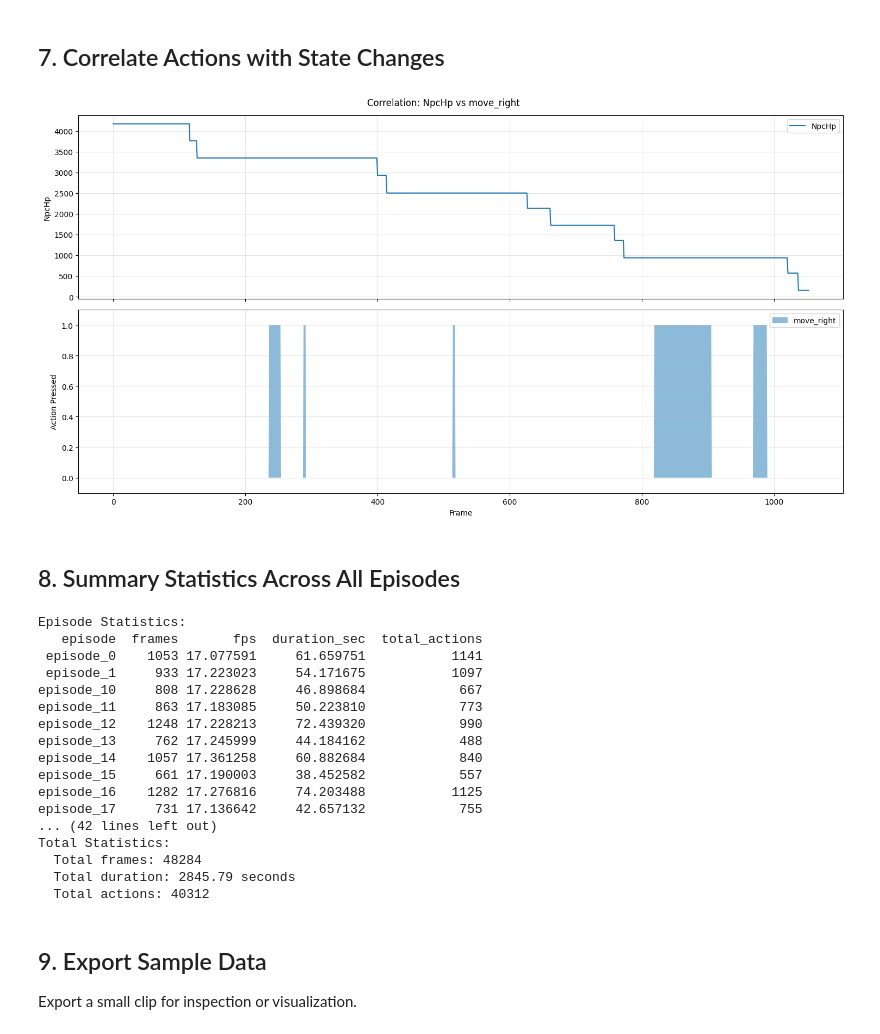
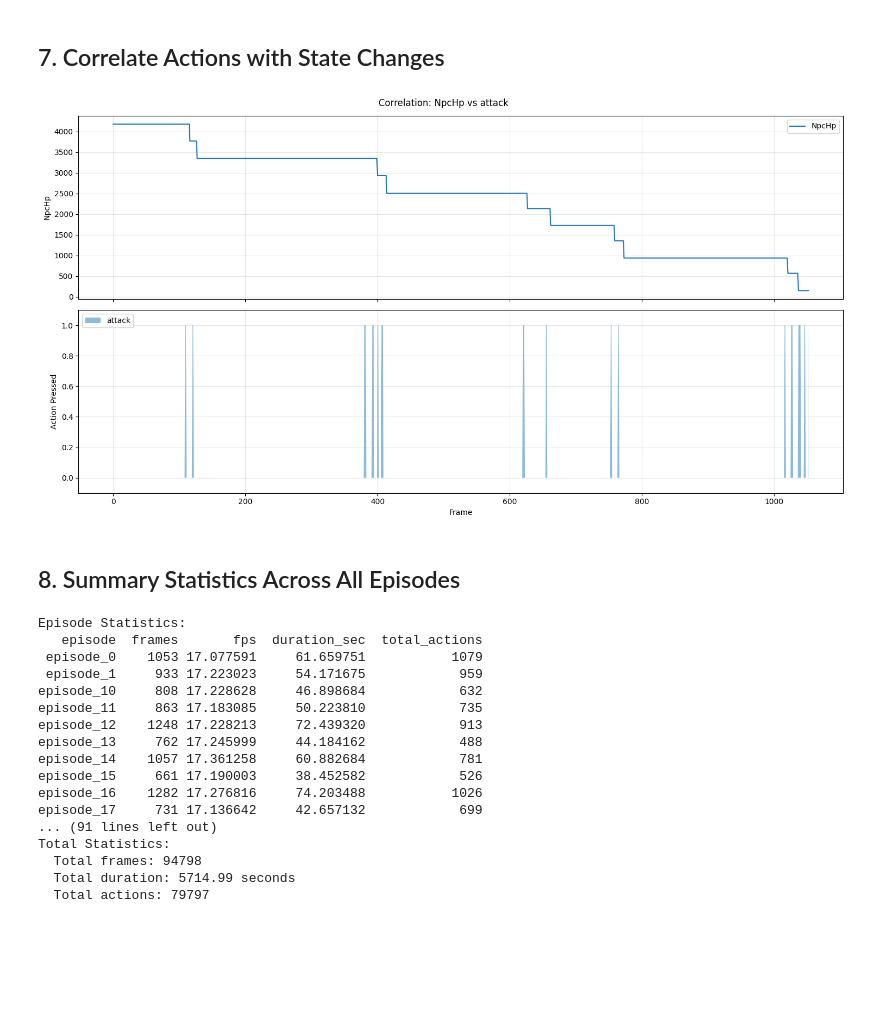
Before and after one commit to dhmnr/ProjectRanni, a Jupyter notebook: gameplay_pipeline/explore_zarr_dataset.ipynb, the cells around one changed output. Drawn from its saved outputs; the diff is of its cells as text; code cells hidden in the pictures; blank space fills up the shorter version.

Commit message:
fix: update dataset path and adjust episode statistics and action keys

```diff
--- a/gameplay_pipeline/explore_zarr_dataset.ipynb
+++ b/gameplay_pipeline/explore_zarr_dataset.ipynb
@@ -20,7 +20,7 @@ plt.rcParams['figure.dpi'] = 100
 ## 1. Load Dataset
 # %%
 # Path to your zarr dataset
-dataset_path = Path('../dataset/margit_gameplay_512x288_12_12_25.zarr')  # Adjust this path as needed
+dataset_path = Path('../dataset/margit_100_512x288.zarr')  # Adjust this path as needed
 
 # Open zarr dataset
 zarr_root = zarr.open(str(dataset_path), mode='r')
@@ -266,40 +255,40 @@ plt.show()
 # Let's pick the first state attribute and first action as an example
 
 if len(action_keys) > 0 and len(state_attrs) > 0:
-    action_idx = 3
+    action_idx = 4
     state_idx = 11
 
     action_name = action_keys[action_idx]
     state_name = state_attrs[state_idx]
 
     # Get frames where action is pressed
     action_pressed = actions[:, action_idx]
     state_values = state[:, state_idx]
 
     # Plot
     fig, (ax1, ax2) = plt.subplots(2, 1, figsize=(15, 8), sharex=True)
 
     # Plot state
     ax1.plot(state_values, label=state_name)
     ax1.set_ylabel(state_name)
     ax1.legend()
     ax1.grid(True, alpha=0.3)
 
     # Plot action
     ax2.fill_between(range(len(action_pressed)), 0, action_pressed, alpha=0.5, label=action_name)
     ax2.set_ylabel('Action Pressed')
     ax2.set_xlabel('Frame')
     ax2.set_ylim([-0.1, 1.1])
     ax2.legend()
     ax2.grid(True, alpha=0.3)
 
     plt.suptitle(f'Correlation: {state_name} vs {action_name}')
     plt.tight_layout()
     plt.show()
 else:
     print("No actions or state attributes to compare")
 # %% [output]
-[figure, old version]
+[figure, new version]
 # %% [markdown]
 ## 8. Summary Statistics Across All Episodes
 # %%
@@ -333,22 +322,18 @@ print(f"  Total actions: {df_stats['total_actions'].sum()}")
 # %% [output]
 Episode Statistics:
    episode  frames       fps  duration_sec  total_actions
- episode_0    1053 17.077591     61.659751           1141
- episode_1     933 17.223023     54.171675           1097
-episode_10     808 17.228628     46.898684            667
-episode_11     863 17.183085     50.223810            773
-episode_12    1248 17.228213     72.439320            990
+ episode_0    1053 17.077591     61.659751           1079
+ episode_1     933 17.223023     54.171675            959
+episode_10     808 17.228628     46.898684            632
+episode_11     863 17.183085     50.223810            735
+episode_12    1248 17.228213     72.439320            913
 episode_13     762 17.245999     44.184162            488
-episode_14    1057 17.361258     60.882684            840
-episode_15     661 17.190003     38.452582            557
-episode_16    1282 17.276816     74.203488           1125
-episode_17     731 17.136642     42.657132            755
-... (42 lines left out)
+episode_14    1057 17.361258     60.882684            781
+episode_15     661 17.190003     38.452582            526
+episode_16    1282 17.276816     74.203488           1026
+episode_17     731 17.136642     42.657132            699
+... (91 lines left out)
 Total Statistics:
-  Total frames: 48284
-  Total duration: 2845.79 seconds
-  Total actions: 40312
+  Total frames: 94798
+  Total duration: 5714.99 seconds
+  Total actions: 79797
-# %% [markdown]
-## 9. Export Sample Data
-
-Export a small clip for inspection or visualization.
```
Also changed, not shown: parts of 8 cells of this notebook.
